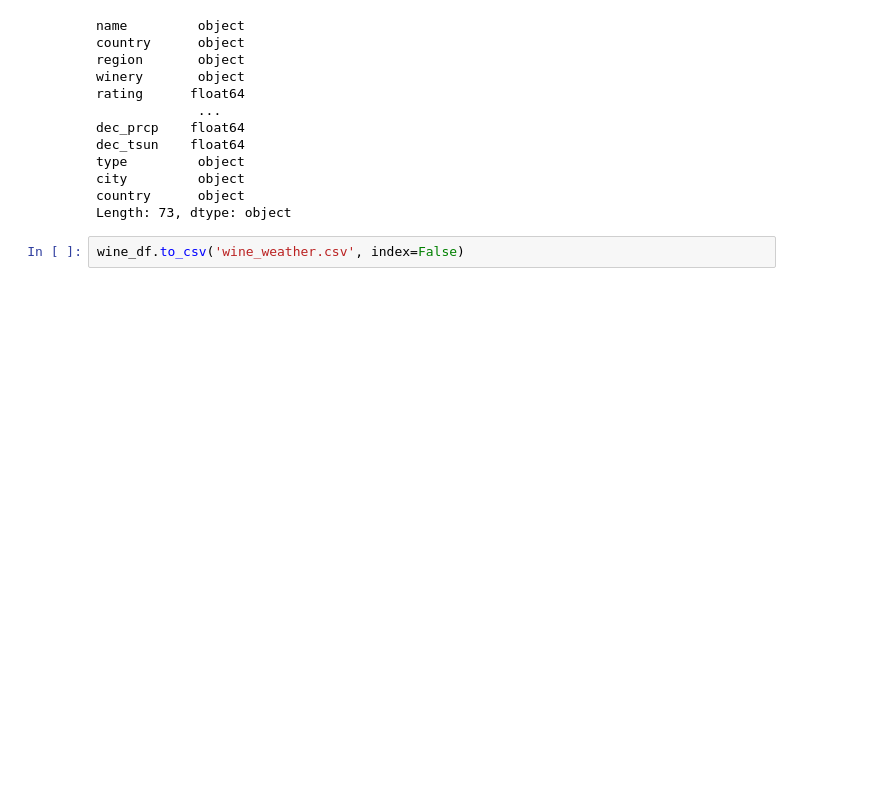
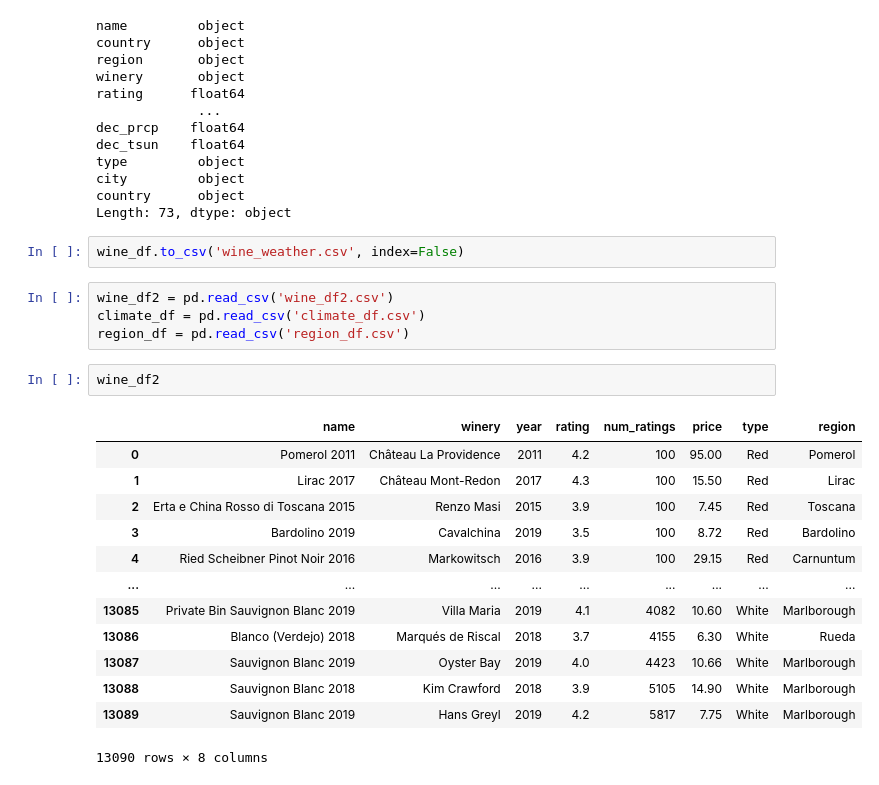
Before and after one commit to ClaireBrlts/sql-database, a Jupyter notebook: wine_data_exploration.ipynb, the cells around one changed output. Saved outputs shown, nothing was run; the diff lists cells and outputs as text; blank space fills up the shorter version.

```diff
--- a/wine_data_exploration.ipynb
+++ b/wine_data_exploration.ipynb
@@ -89,3 +89,23 @@ country      object
 Length: 73, dtype: object
 # %%
 wine_df.to_csv('wine_weather.csv', index=False)
+# %%
+wine_df2 = pd.read_csv('wine_df2.csv')
+climate_df = pd.read_csv('climate_df.csv')
+region_df = pd.read_csv('region_df.csv')
+# %%
+wine_df2
+# %% [output]
+|  | name | winery | year | rating | num_ratings | price | type | region |
+| 0 | Pomerol 2011 | Château La Providence | 2011 | 4.2 | 100 | 95.00 | Red | Pomerol |
+| 1 | Lirac 2017 | Château Mont-Redon | 2017 | 4.3 | 100 | 15.50 | Red | Lirac |
+| 2 | Erta e China Rosso di Toscana 2015 | Renzo Masi | 2015 | 3.9 | 100 | 7.45 | Red | Toscana |
+| 3 | Bardolino 2019 | Cavalchina | 2019 | 3.5 | 100 | 8.72 | Red | Bardolino |
+| 4 | Ried Scheibner Pinot Noir 2016 | Markowitsch | 2016 | 3.9 | 100 | 29.15 | Red | Carnuntum |
+| ... | ... | ... | ... | ... | ... | ... | ... | ... |
+| 13085 | Private Bin Sauvignon Blanc 2019 | Villa Maria | 2019 | 4.1 | 4082 | 10.60 | White | Marlborough |
+| 13086 | Blanco (Verdejo) 2018 | Marqués de Riscal | 2018 | 3.7 | 4155 | 6.30 | White | Rueda |
+| 13087 | Sauvignon Blanc 2019 | Oyster Bay | 2019 | 4.0 | 4423 | 10.66 | White | Marlborough |
+| 13088 | Sauvignon Blanc 2018 | Kim Crawford | 2018 | 3.9 | 5105 | 14.90 | White | Marlborough |
+| 13089 | Sauvignon Blanc 2019 | Hans Greyl | 2019 | 4.2 | 5817 | 7.75 | White | Marlborough |
+13090 rows × 8 columns
```
Also changed, not shown: 1 other file.
